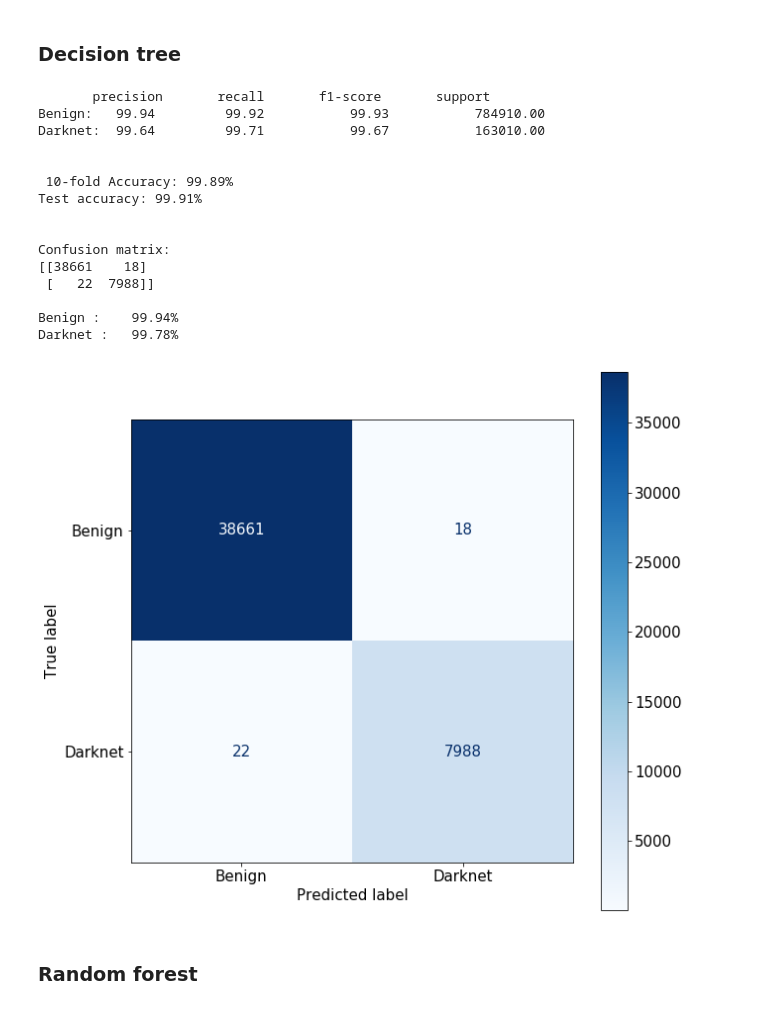
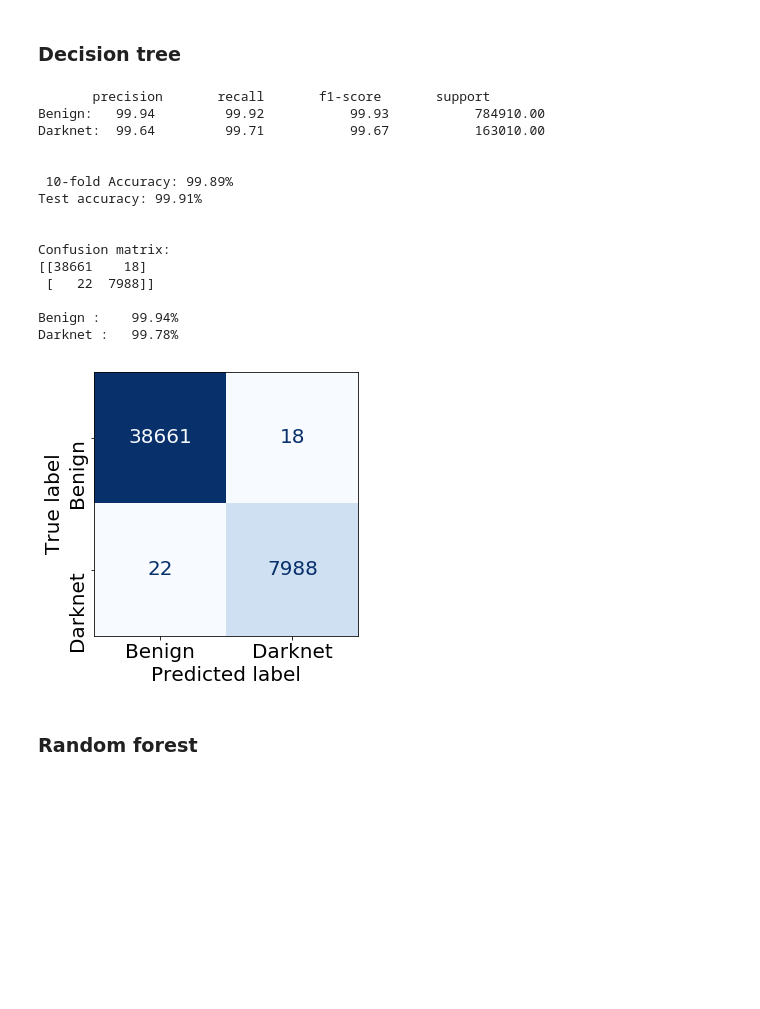
Before and after one commit to mateus558/Darknet-traffic-classification, a Jupyter notebook: Darknet.ipynb, the cells around one changed output. Saved outputs shown, nothing was run; the diff lists cells and outputs as text; code cells hidden in the pictures; blank space fills up the shorter version.

```diff
--- a/Darknet.ipynb
+++ b/Darknet.ipynb
@@ -34,7 +34,9 @@ dataset_folder = "dataset/"
 pd.options.mode.chained_assignment = None  # default='warn'
 np.random.seed(random_state)
 plt.rcParams['figure.figsize'] = (18,6)
-plt.rcParams.update({'font.size': 15})
+plt.rcParams["savefig.format"] = 'pdf'
+plt.rcParams["savefig.dpi"] = 600
+plt.rcParams.update({'font.size': 12})
 # %%
 data = pd.read_csv(dataset_folder + "Darknet.CSV", low_memory=False)
 # %% [markdown]
@@ -431,0 +423,12 @@ to_analyse.head()
+# %%
+to_analyse = samples.copy()
+
+df = to_analyse.groupby("Label").count()
+print()
+fig, ax = plt.subplots(figsize=(8,8))
+
+df.plot(y="Label.1", legend=None, ax=ax, shadow=False, kind="pie", fontsize=18,autopct=lambda x: int(df["Label.1"].values.sum()*x/100))
+plt.ylabel("")
+plt.tight_layout()
+plt.savefig('distr_dados_ref')
+plt.show()
@@ -539,12 +546,17 @@ def show_confusion_matrix(model, X, y, labels):
     for i in range(conf.shape[0]):
         print(labels[i],":"," "*(n_spaces- len(labels[i])) ," %0.2f%%"%(conf[i,i]/np.sum(conf[:,i])*100))
 # %%
-def evaluate_model(model, X_train, y_train, X_test, y_test, labels, n_splits=10, figsize=(10,10)):
+def evaluate_model(model, X_train, y_train, X_test, y_test, labels, n_splits=10, figsize=(10,10), rotation=(35,25),fname="conf_mat"):
     kfold_report = kfold_validation(model, X_train, y_train, n_splits=n_splits)
     show_kfold_report(kfold_report, labels)
     show_confusion_matrix(model, X_test, y_test, labels)
+
     fig, ax = plt.subplots(figsize=figsize)
-    plot_confusion_matrix(model, X_test, y_test, cmap=plt.cm.Blues, ax=ax)
+    plot_confusion_matrix(model, X_test, y_test, cmap=plt.cm.Blues, ax=ax, colorbar=False)
+    plt.yticks(rotation=rotation[0], va='top')
+    plt.xticks(rotation=rotation[1])
+    plt.tight_layout()
+    plt.savefig(fname)
     plt.show()
     return kfold_report
 # %% [markdown]
@@ -557,24 +569,24 @@ columns = model_samples_l1.columns.tolist()
 ### Decision tree
 # %%
 model = DecisionTreeClassifier(random_state=random_state)
-report = evaluate_model(model, X_train, y_train, X_test, y_test, labels)
+report = evaluate_model(model, X_train, y_train, X_test, y_test, labels, figsize=(5,5),rotation=(90, 0), fname="dt_conf_origin")
 # %% [output]
        precision       recall       f1-score       support
 Benign:   99.94         99.92           99.93           784910.00
 Darknet:  99.64         99.71           99.67           163010.00
 
 
  10-fold Accuracy: 99.89%
 Test accuracy: 99.91%
 
 
 Confusion matrix:
 [[38661    18]
  [   22  7988]]
 
 Benign :    99.94%
 Darknet :   99.78%
-[figure, old version]
+[figure, new version]
 # %% [markdown]
 ### Random forest
 # %%
```
Also changed, not shown: parts of 9 cells of this notebook, 8 other files.
